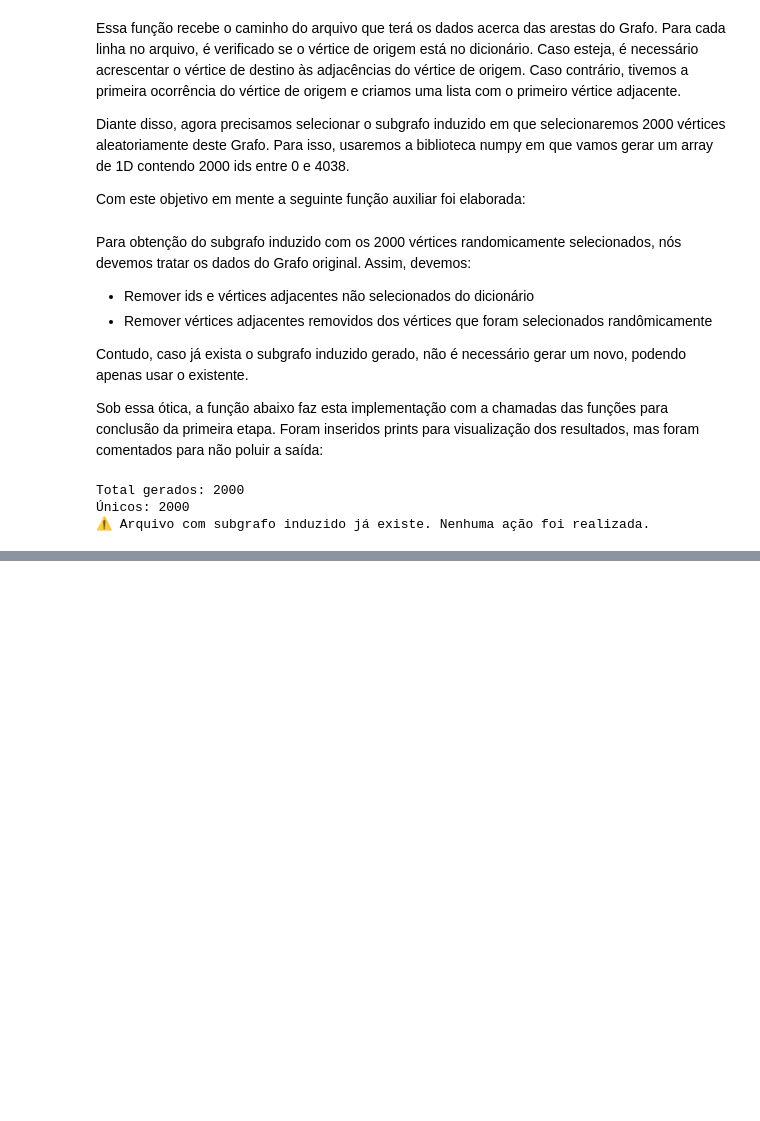
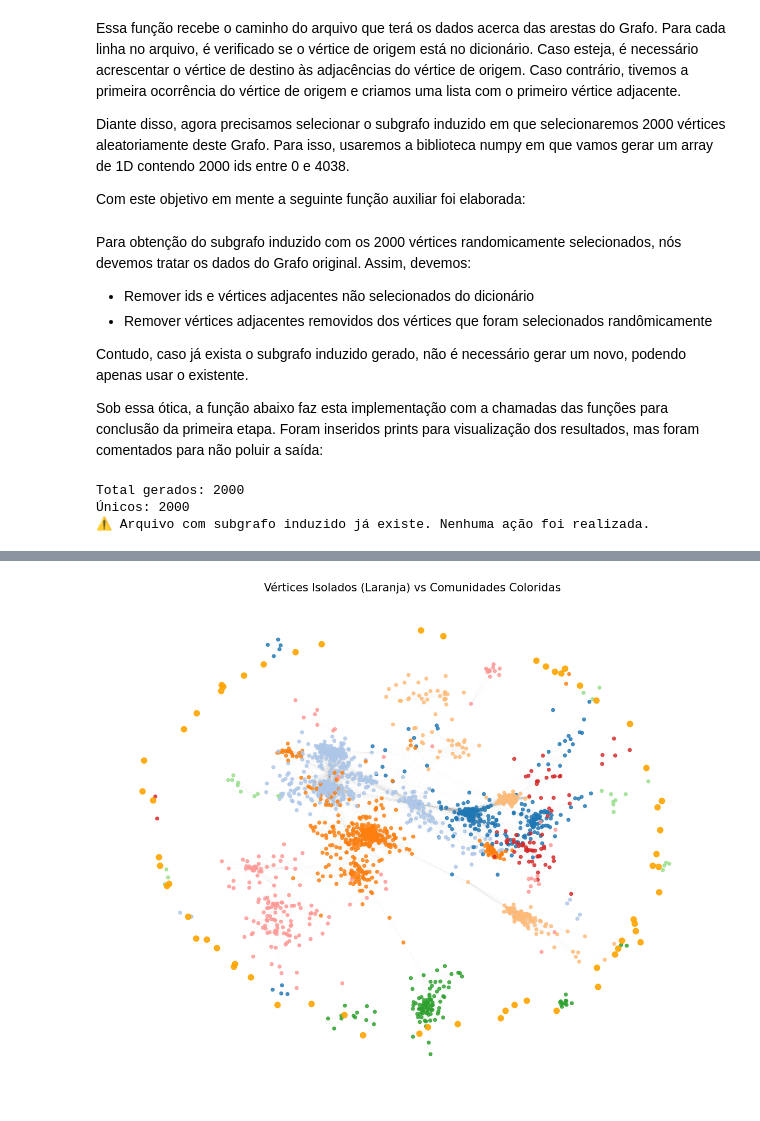
Before and after one commit to LeandroKornelius/Projeto1-TAG, a Jupyter notebook: main.ipynb, the cells around one changed output, grey strips where cells are left out. Cells and saved outputs as stored; diff of their text form; code cells hidden in the pictures; blank space fills up the shorter version.

```diff
--- a/main.ipynb
+++ b/main.ipynb
@@ -128,0 +179,3 @@ G = build_graph("subgraph.txt", random_2000_vs)
+# %%
+centrality_degree = nx.degree_centrality(G)
+# print(centrality_degree)
@@ -128,0 +188,3 @@ G = build_graph("subgraph.txt", random_2000_vs)
+# %%
+betweenness = nx.betweenness_centrality(G_conn, normalized=True)
+# print(betweenness)
@@ -128,0 +197,3 @@ G = build_graph("subgraph.txt", random_2000_vs)
+# %%
+closeness = nx.closeness_centrality(G_conn)
+# print(closeness)
@@ -128,0 +206,3 @@ G = build_graph("subgraph.txt", random_2000_vs)
+# %%
+autovetor = nx.eigenvector_centrality(G_conn)
+# print(autovetor)
@@ -128,0 +265,74 @@ G = build_graph("subgraph.txt", random_2000_vs)
+# %%
+import matplotlib.pyplot as plt
+import networkx as nx
+
+SEED = 42
+
+# --- Layout
+pos = nx.spring_layout(G, seed=SEED)
+
+# Community colors
+communities = sorted(set(partition.values()))
+cmap_com = plt.colormaps.get_cmap('tab20')
+color_map = {com: cmap_com(i / len(communities)) for i, com in enumerate(communities)}
+
+# Separates isolated nodes
+isolated_nodes = [n for n, d in G.degree() if d == 0]
+non_isolated = [n for n in G.nodes() if n not in isolated_nodes]
+
+# Color isolated nodes
+cores_non_isolated = [color_map[partition[n]] for n in non_isolated]
+
+# Isolated and Communities
+plt.figure(figsize=(12, 10), facecolor="white")
+nx.draw_networkx_edges(G, pos, alpha=0.05, width=0.3, edge_color="gray")
+nx.draw_networkx_nodes(G, pos, nodelist=non_isolated, node_color=cores_non_isolated, node_size=20, alpha=0.8)
+nx.draw_networkx_nodes(G, pos, nodelist=isolated_nodes, node_color="orange", node_size=60, alpha=0.9)
+plt.title("Vértices Isolados (Laranja) vs Comunidades Coloridas", fontsize=15)
+plt.axis("off")
+plt.tight_layout()
+plt.show()
+
+# Metrics to Plot
+data = [
+    ("Grau de Centralidade", "Centralidade de Grau"),
+    ("Intermediação", "Centralidade de Intermediação"),
+    ("Proximidade", "Centralidade de Proximidade"),
+    ("Autovetor", "Centralidade de Autovetor")
+]
+
+# Graph generation
+for col, name in data:
+    plt.figure(figsize=(12, 10), facecolor="white")
+
+    # Edges and nodes colored by community
+    nx.draw_networkx_edges(G, pos, alpha=0.05, width=0.3, edge_color="gray")
+    nx.draw_networkx_nodes(G, pos, nodelist=non_isolated, node_color=cores_non_isolated, node_size=20, alpha=0.8)
+
+    # Top 5
+    top_vs = metrics.sort_values(col, ascending=False).head(5)
+    nx.draw_networkx_nodes(
+        G,
+        pos,
+        nodelist=top_vs["Vértices"],
+        node_size=250,
+        node_color="red",
+        edgecolors="black",
+        linewidths=0.8,
+        label=f"Top 5 nós por {name.lower()}"
+    )
+
+    # Labels
+    labels = {
+        int(row["Vértices"]): f"{int(row['Vértices'])}\n{row[col]:.3f}"
+        for _, row in top_vs.iterrows()
+    }
+    nx.draw_networkx_labels(G, pos, labels=labels, font_size=9, font_color="black")
+
+    plt.title(f"Comunidades (Louvain) — Top 5 por {name}", fontsize=15)
+    plt.axis("off")
+    plt.legend(scatterpoints=1, fontsize=10)
+    plt.tight_layout()
+    plt.show()
+# %% [output]
+[figure, added]
```
Also changed, not shown: parts of 14 cells of this notebook.
